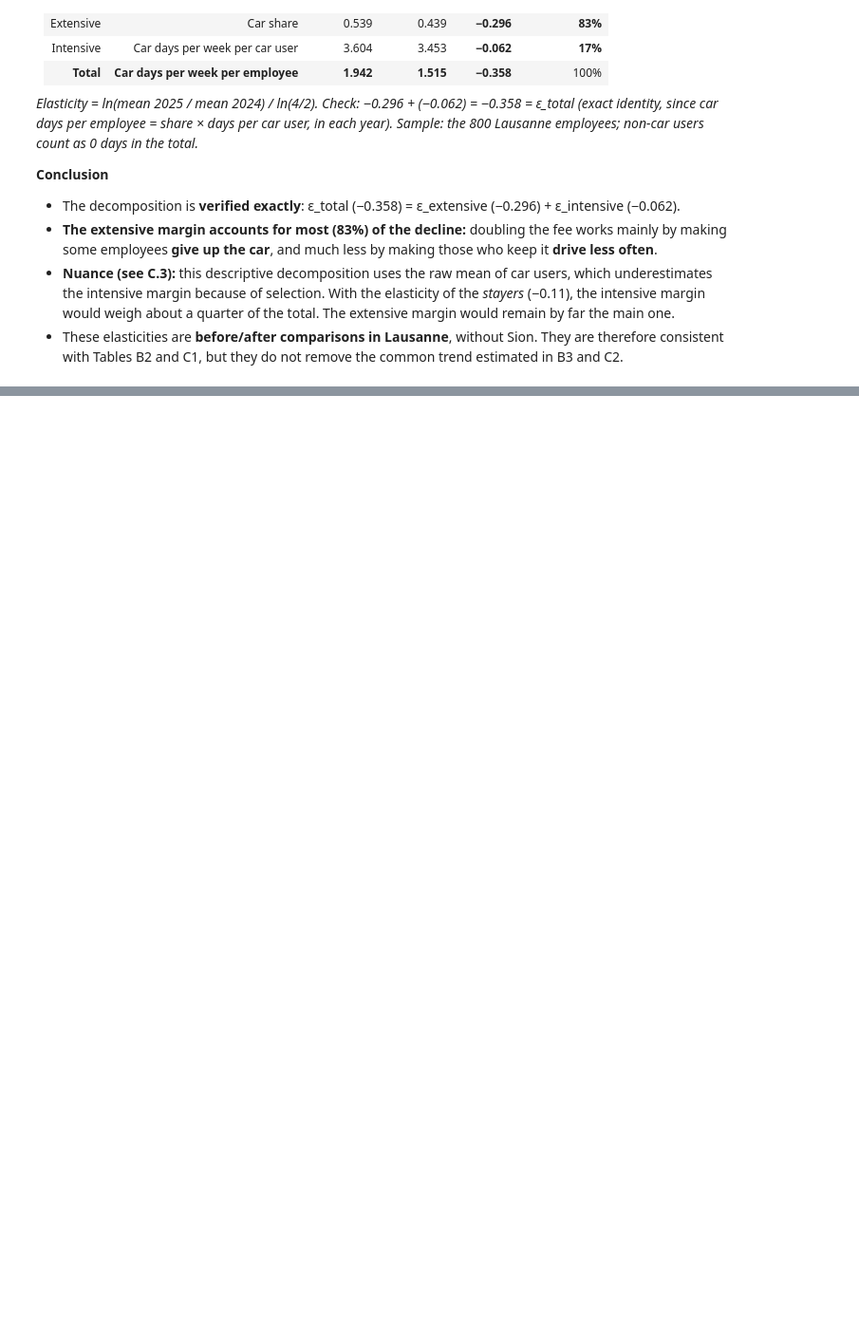
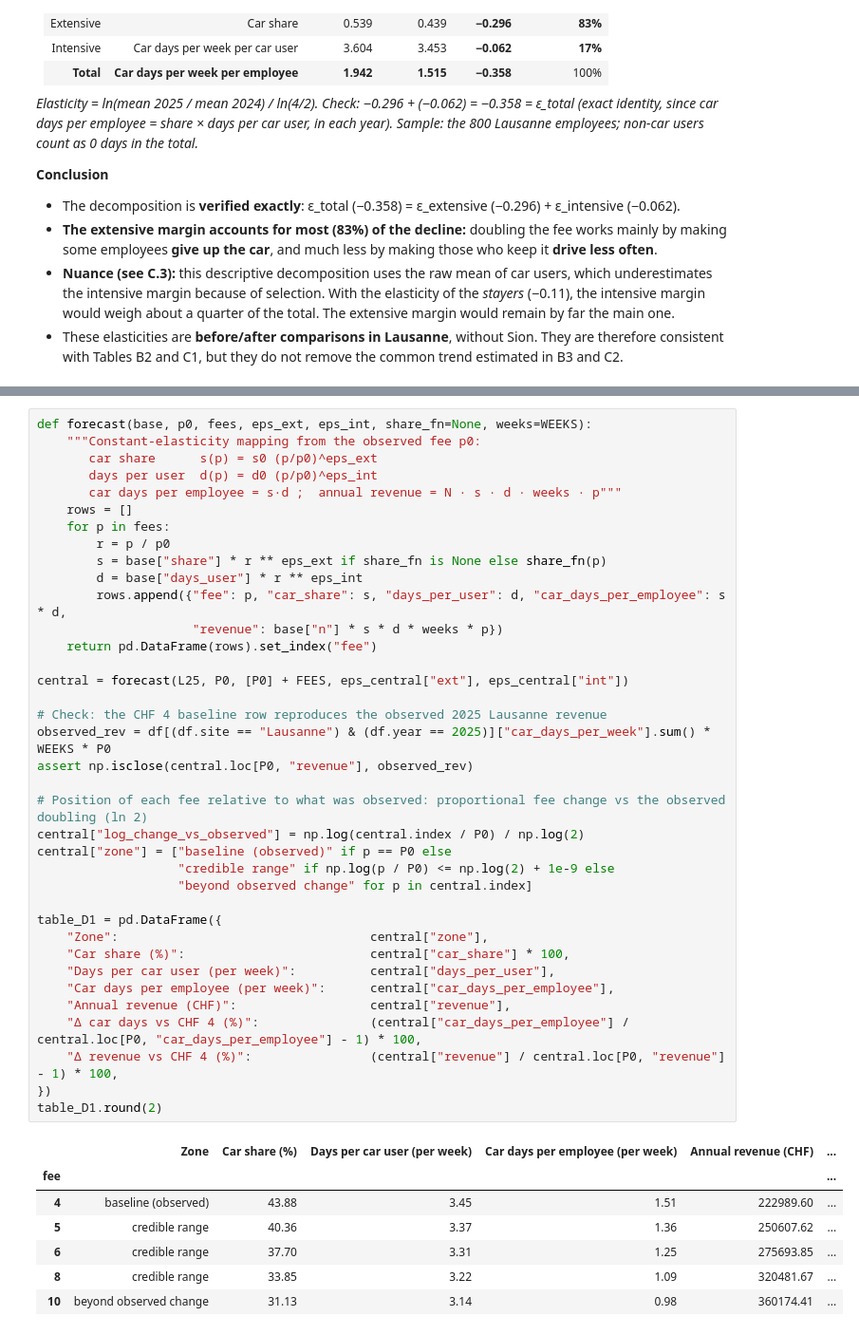
Before and after one commit to Mxlrt69/Public_Policy_Project, a Jupyter notebook: full_notebook.ipynb, the cells around one changed output, grey strips where cells are left out. Shown at 95% size. Drawn from its saved outputs; the diff is of its cells as text; blank space fills up the shorter version.

```diff
--- a/full_notebook.ipynb
+++ b/full_notebook.ipynb
@@ -1805,0 +1891,45 @@ Check: ε_ext + ε_int = -0.3581  |  ε_total = -0.3581
+# %%
+def forecast(base, p0, fees, eps_ext, eps_int, share_fn=None, weeks=WEEKS):
+    """Constant-elasticity mapping from the observed fee p0:
+       car share      s(p) = s0 (p/p0)^eps_ext
+       days per user  d(p) = d0 (p/p0)^eps_int
+       car days per employee = s·d ;  annual revenue = N · s · d · weeks · p"""
+    rows = []
+    for p in fees:
+        r = p / p0
+        s = base["share"] * r ** eps_ext if share_fn is None else share_fn(p)
+        d = base["days_user"] * r ** eps_int
+        rows.append({"fee": p, "car_share": s, "days_per_user": d, "car_days_per_employee": s * d,
+                     "revenue": base["n"] * s * d * weeks * p})
+    return pd.DataFrame(rows).set_index("fee")
+
+central = forecast(L25, P0, [P0] + FEES, eps_central["ext"], eps_central["int"])
+
+# Check: the CHF 4 baseline row reproduces the observed 2025 Lausanne revenue
+observed_rev = df[(df.site == "Lausanne") & (df.year == 2025)]["car_days_per_week"].sum() * WEEKS * P0
+assert np.isclose(central.loc[P0, "revenue"], observed_rev)
+
+# Position of each fee relative to what was observed: proportional fee change vs the observed doubling (ln 2)
+central["log_change_vs_observed"] = np.log(central.index / P0) / np.log(2)
+central["zone"] = ["baseline (observed)" if p == P0 else
+                   "credible range" if np.log(p / P0) <= np.log(2) + 1e-9 else
+                   "beyond observed change" for p in central.index]
+
+table_D1 = pd.DataFrame({
+    "Zone":                                  central["zone"],
+    "Car share (%)":                         central["car_share"] * 100,
+    "Days per car user (per week)":          central["days_per_user"],
+    "Car days per employee (per week)":      central["car_days_per_employee"],
+    "Annual revenue (CHF)":                  central["revenue"],
+    "Δ car days vs CHF 4 (%)":               (central["car_days_per_employee"] / central.loc[P0, "car_days_per_employee"] - 1) * 100,
+    "Δ revenue vs CHF 4 (%)":                (central["revenue"] / central.loc[P0, "revenue"] - 1) * 100,
+})
+table_D1.round(2)
+# %% [output]
+|  | Zone | Car share (%) | Days per car user (per week) | Car days per employee (per week) | Annual revenue (CHF) | ... |
+| fee |  |  |  |  |  | ... |
+| 4 | baseline (observed) | 43.88 | 3.45 | 1.51 | 222989.60 | ... |
+| 5 | credible range | 40.36 | 3.37 | 1.36 | 250607.62 | ... |
+| 6 | credible range | 37.70 | 3.31 | 1.25 | 275693.85 | ... |
+| 8 | credible range | 33.85 | 3.22 | 1.09 | 320481.67 | ... |
+| 10 | beyond observed change | 31.13 | 3.14 | 0.98 | 360174.41 | ... |
```
Also changed, not shown: parts of 12 cells of this notebook.
